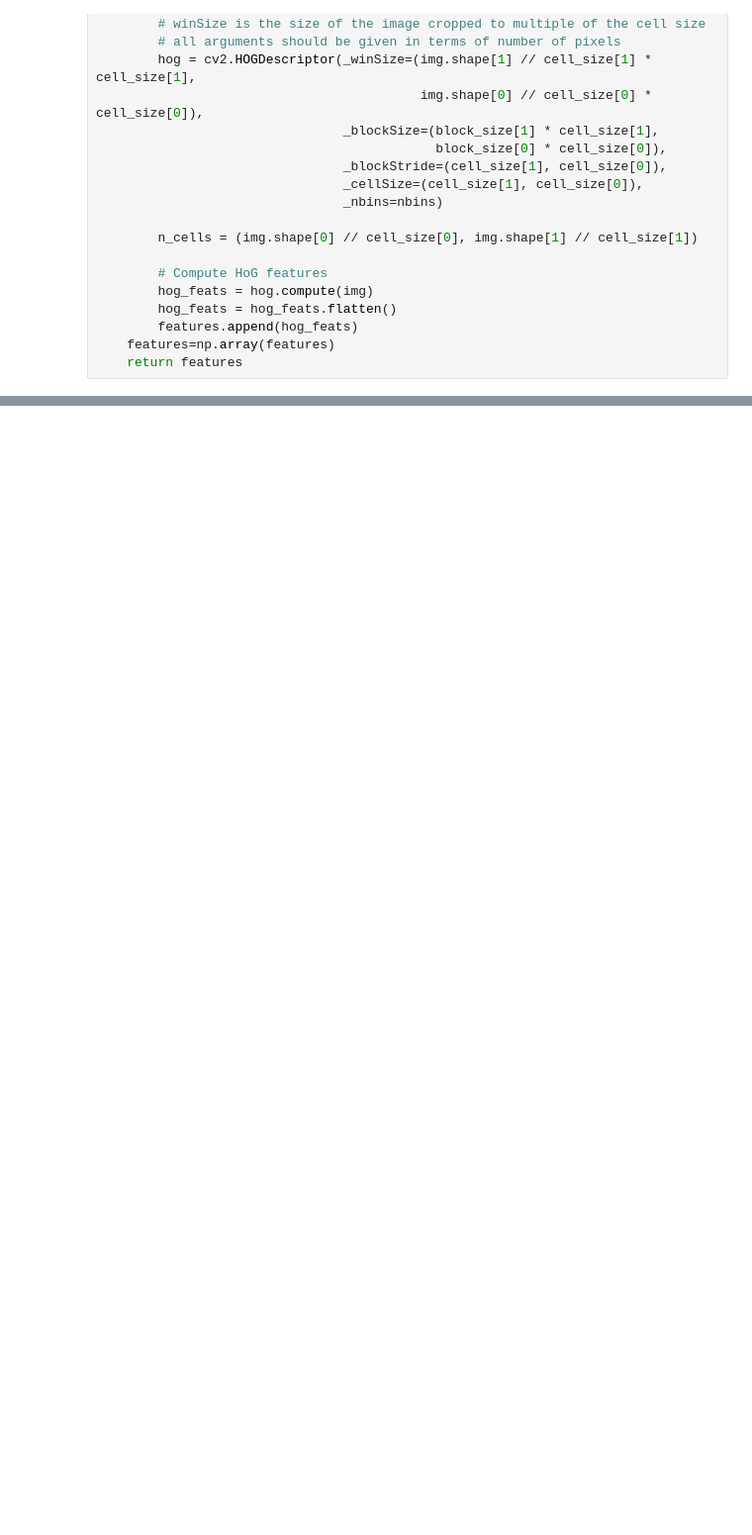
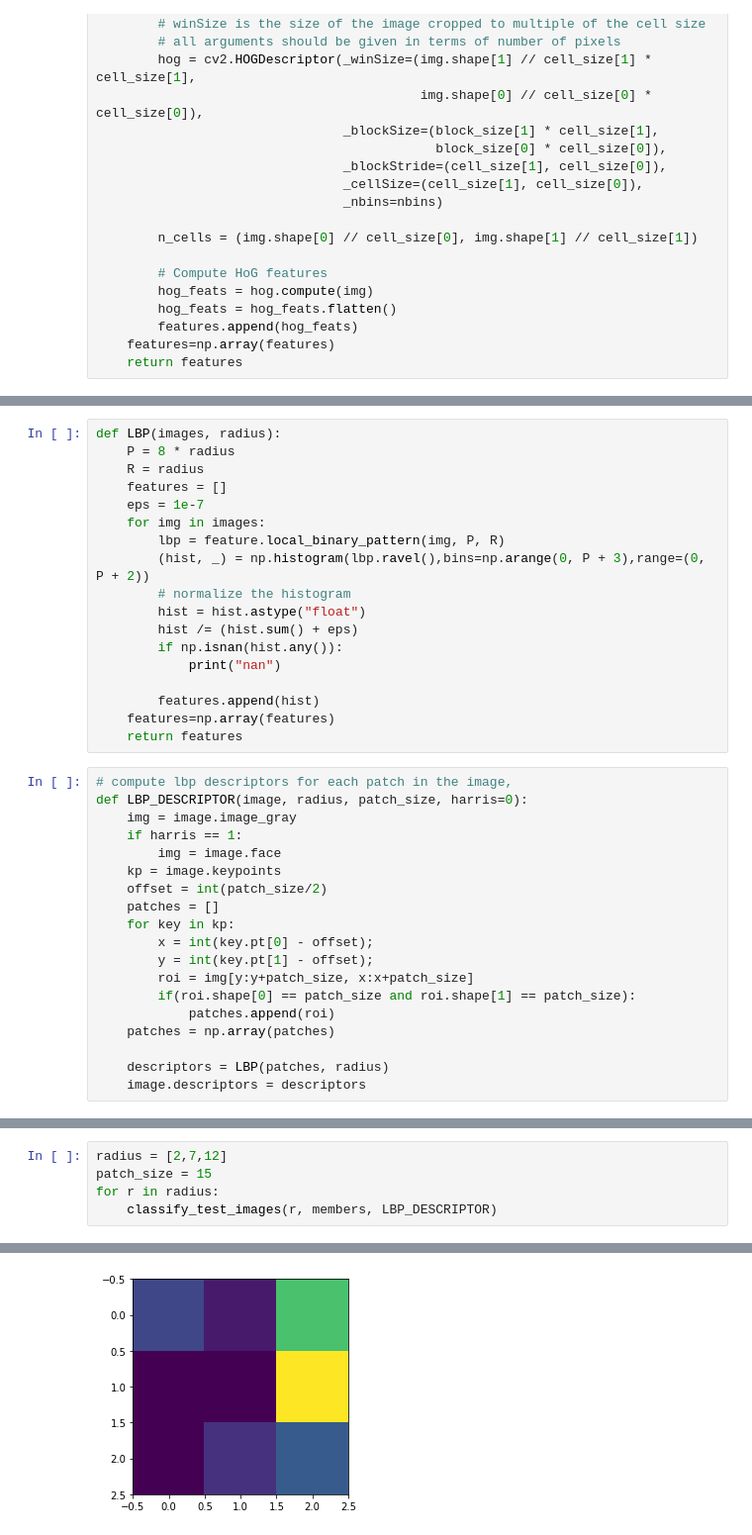
Before and after one commit to maizeng2008/ECSE415_Project_Group2, a Jupyter notebook: face_recognition_1.ipynb, the cells around one changed output, grey strips where cells are left out. Shown: that part at 99% size. Saved outputs shown, nothing was run; the diff lists cells and outputs as text; blank space fills up the shorter version.

```diff
--- a/face_recognition_1.ipynb
+++ b/face_recognition_1.ipynb
@@ -181 +143,38 @@ plt.imshow(conf_matrix)
+# %%
+def LBP(images, radius):
+    P = 8 * radius
+    R = radius
+    features = []
+    eps = 1e-7
+    for img in images:
+        lbp = feature.local_binary_pattern(img, P, R)
+        (hist, _) = np.histogram(lbp.ravel(),bins=np.arange(0, P + 3),range=(0, P + 2))
+        # normalize the histogram
+        hist = hist.astype("float")
+        hist /= (hist.sum() + eps)
+        if np.isnan(hist.any()):
+            print("nan")
+
+        features.append(hist)
+    features=np.array(features)
+    return features
+# %%
+# compute lbp descriptors for each patch in the image,
+def LBP_DESCRIPTOR(image, radius, patch_size, harris=0):
+    img = image.image_gray
+    if harris == 1:
+        img = image.face
+    kp = image.keypoints
+    offset = int(patch_size/2)
+    patches = []
+    for key in kp:
+        x = int(key.pt[0] - offset);
+        y = int(key.pt[1] - offset);
+        roi = img[y:y+patch_size, x:x+patch_size]
+        if(roi.shape[0] == patch_size and roi.shape[1] == patch_size):
+            patches.append(roi)
+    patches = np.array(patches)
+
+    descriptors = LBP(patches, radius)
+    image.descriptors = descriptors
 # %%
@@ -382,0 +287,6 @@ for train_image in lily.train_images:
+# %%
+radius = [2,7,12]
+patch_size = 15
+for r in radius:
+    classify_test_images(r, members, LBP_DESCRIPTOR)
+# %% [output]
@@ -382,0 +300 @@ for train_image in lily.train_images:
+[figure, added]
```
Also changed, not shown: parts of 20 cells of this notebook.
